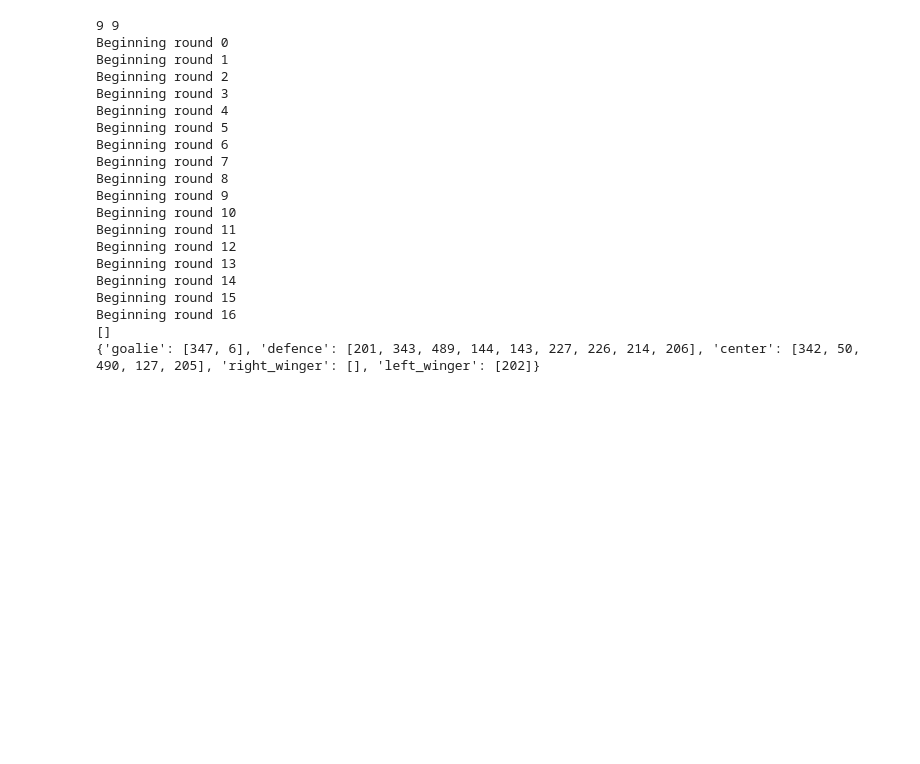
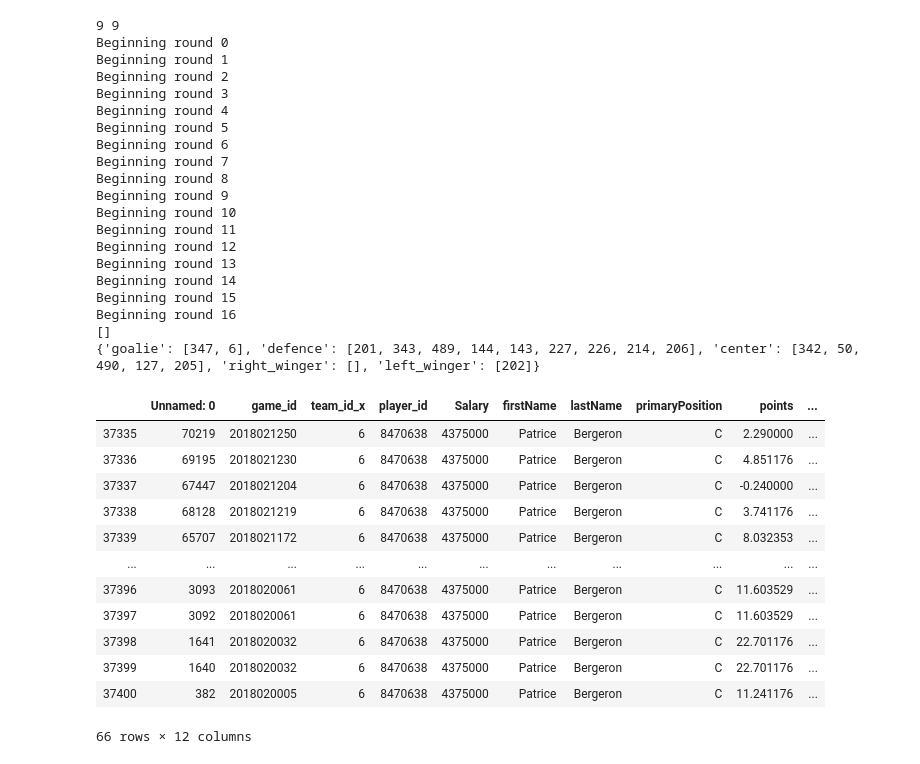
Before and after one commit to Cybera-DSFA/FantasyHockey, a Jupyter notebook: notebooks/Fantasy Hockey Notebook.ipynb, the cells around one changed output. Drawn from its saved outputs; the diff is of its cells as text; code cells hidden in the pictures; blank space fills up the shorter version.

```diff
--- a/notebooks/Fantasy Hockey Notebook.ipynb
+++ b/notebooks/Fantasy Hockey Notebook.ipynb
@@ -98,6 +98,23 @@ Beginning round 15
 Beginning round 16
 []
 {'goalie': [347, 6], 'defence': [201, 343, 489, 144, 143, 227, 226, 214, 206], 'center': [342, 50, 490, 127, 205], 'right_winger': [], 'left_winger': [202]}
+# %%
+a.groupby('player_id').mean().sort_values(by='points', ascending=False)
+a[a.player_id == 8470638]
+# %% [output]
+|  | Unnamed: 0 | game_id | team_id_x | player_id | Salary | firstName | lastName | primaryPosition | points | ... |
+| 37335 | 70219 | 2018021250 | 6 | 8470638 | 4375000 | Patrice | Bergeron | C | 2.290000 | ... |
+| 37336 | 69195 | 2018021230 | 6 | 8470638 | 4375000 | Patrice | Bergeron | C | 4.851176 | ... |
+| 37337 | 67447 | 2018021204 | 6 | 8470638 | 4375000 | Patrice | Bergeron | C | -0.240000 | ... |
+| 37338 | 68128 | 2018021219 | 6 | 8470638 | 4375000 | Patrice | Bergeron | C | 3.741176 | ... |
+| 37339 | 65707 | 2018021172 | 6 | 8470638 | 4375000 | Patrice | Bergeron | C | 8.032353 | ... |
+| ... | ... | ... | ... | ... | ... | ... | ... | ... | ... | ... |
+| 37396 | 3093 | 2018020061 | 6 | 8470638 | 4375000 | Patrice | Bergeron | C | 11.603529 | ... |
+| 37397 | 3092 | 2018020061 | 6 | 8470638 | 4375000 | Patrice | Bergeron | C | 11.603529 | ... |
+| 37398 | 1641 | 2018020032 | 6 | 8470638 | 4375000 | Patrice | Bergeron | C | 22.701176 | ... |
+| 37399 | 1640 | 2018020032 | 6 | 8470638 | 4375000 | Patrice | Bergeron | C | 22.701176 | ... |
+| 37400 | 382 | 2018020005 | 6 | 8470638 | 4375000 | Patrice | Bergeron | C | 11.241176 | ... |
+66 rows × 12 columns
 # %%
 import matplotlib.pyplot as plt
 test2 = pd.read_csv("../data/player_data_for_optim2.csv")
```
Also changed, not shown: parts of 4 cells of this notebook.
